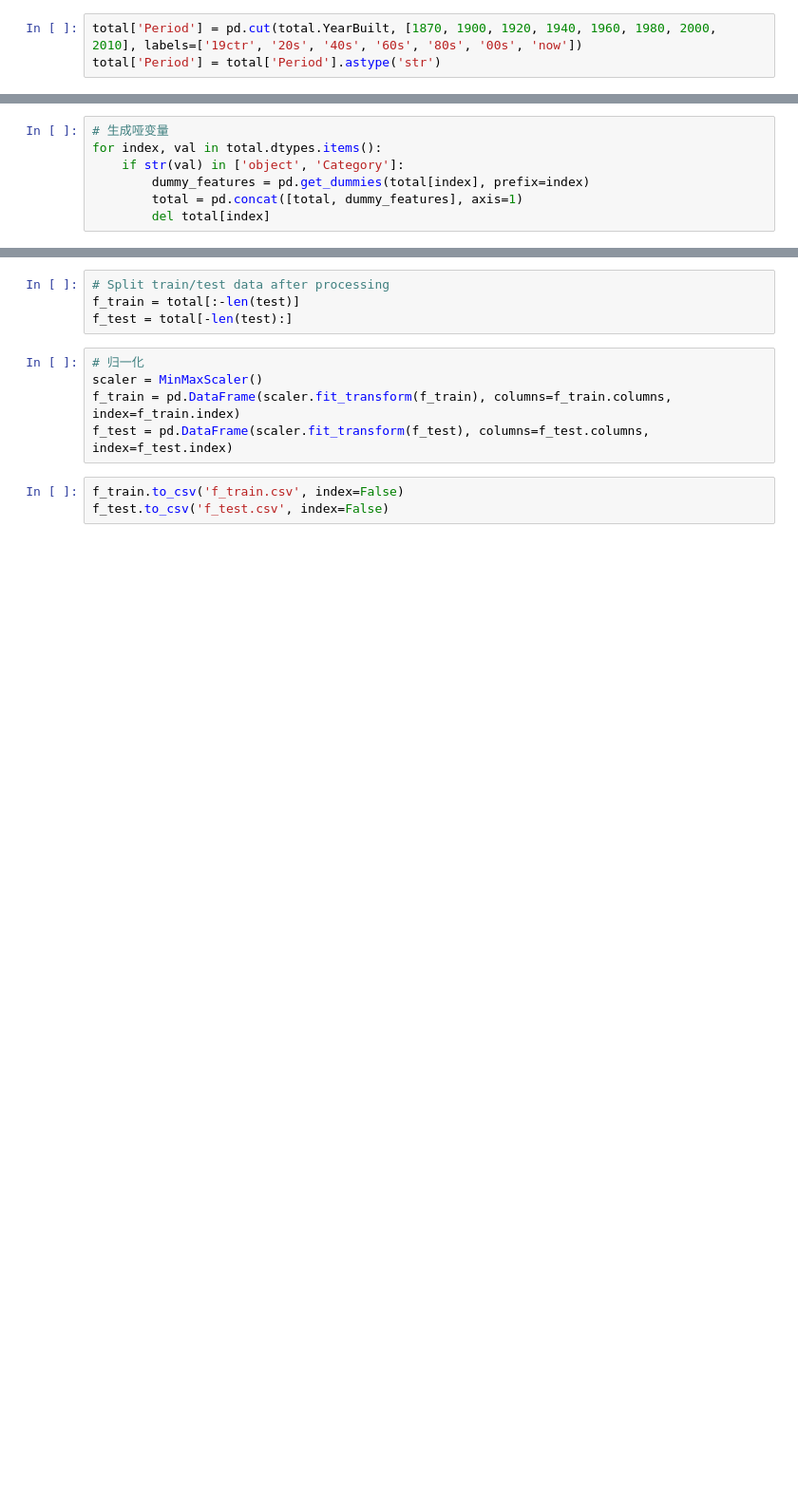
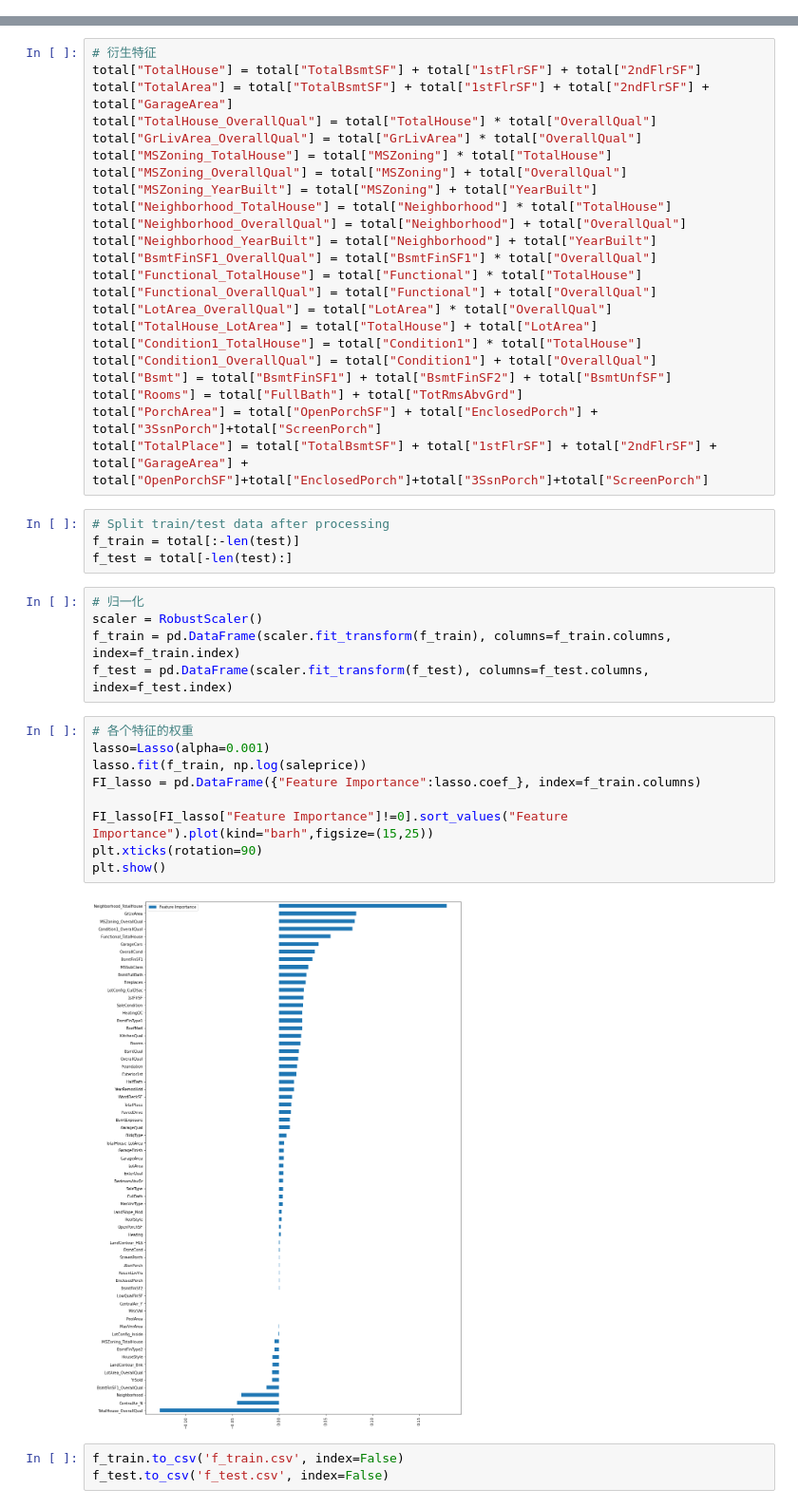
Before and after one commit to chnhgn/Machine-Learning, a Jupyter notebook: code/kaggle/houseprice/houseprice.ipynb, the cells around one changed output, grey strips where cells are left out. Shown: that part at 95% size. Drawn from its saved outputs; the diff is of its cells as text; blank space fills up the shorter version.

Commit message:
Use model stacking for house price issue

```diff
--- a/code/kaggle/houseprice/houseprice.ipynb
+++ b/code/kaggle/houseprice/houseprice.ipynb
@@ -111,9 +125,6 @@ total['HouseAge'] = total.apply(lambda x:2019 - x['YearBuilt'], axis=1)
 total['RecentLivYrs'] = total.apply(lambda x:2019 - x['YrSold'], axis=1)
 # %%
 total['RebuiltAge'] = total.apply(lambda x:x['YearRemodAdd'] - x['YearBuilt'], axis=1)
-# %%
-total['Period'] = pd.cut(total.YearBuilt, [1870, 1900, 1920, 1940, 1960, 1980, 2000, 2010], labels=['19ctr', '20s', '40s', '60s', '80s', '00s', 'now'])
-total['Period'] = total['Period'].astype('str')
 # %%
 total['GarageYrBlt'] = total['GarageYrBlt'].astype('str')
 total['GarageYrBlt'] = total.apply(lambda x: x['YearBuilt'] if x['GarageYrBlt'] == 'nan' else x['GarageYrBlt'], axis=1)
@@ -281,10 +253,3 @@ for index, val in null_cols.items():
     if val:
         num = total[index].isnull().sum()
         print(index, '/',num, '/',num/total[index].shape[0])
-# %%
-# 生成哑变量
-for index, val in total.dtypes.items():
-    if str(val) in ['object', 'Category']:
-        dummy_features = pd.get_dummies(total[index], prefix=index)
-        total = pd.concat([total, dummy_features], axis=1)
-        del total[index]
@@ -291,12 +371,46 @@ for index, val in total.dtypes.items():
+# %%
+# 衍生特征
+total["TotalHouse"] = total["TotalBsmtSF"] + total["1stFlrSF"] + total["2ndFlrSF"]
+total["TotalArea"] = total["TotalBsmtSF"] + total["1stFlrSF"] + total["2ndFlrSF"] + total["GarageArea"]
+total["TotalHouse_OverallQual"] = total["TotalHouse"] * total["OverallQual"]
+total["GrLivArea_OverallQual"] = total["GrLivArea"] * total["OverallQual"]
+total["MSZoning_TotalHouse"] = total["MSZoning"] * total["TotalHouse"]
+total["MSZoning_OverallQual"] = total["MSZoning"] + total["OverallQual"]
+total["MSZoning_YearBuilt"] = total["MSZoning"] + total["YearBuilt"]
+total["Neighborhood_TotalHouse"] = total["Neighborhood"] * total["TotalHouse"]
+total["Neighborhood_OverallQual"] = total["Neighborhood"] + total["OverallQual"]
+total["Neighborhood_YearBuilt"] = total["Neighborhood"] + total["YearBuilt"]
+total["BsmtFinSF1_OverallQual"] = total["BsmtFinSF1"] * total["OverallQual"]
+total["Functional_TotalHouse"] = total["Functional"] * total["TotalHouse"]
+total["Functional_OverallQual"] = total["Functional"] + total["OverallQual"]
+total["LotArea_OverallQual"] = total["LotArea"] * total["OverallQual"]
+total["TotalHouse_LotArea"] = total["TotalHouse"] + total["LotArea"]
+total["Condition1_TotalHouse"] = total["Condition1"] * total["TotalHouse"]
+total["Condition1_OverallQual"] = total["Condition1"] + total["OverallQual"]
+total["Bsmt"] = total["BsmtFinSF1"] + total["BsmtFinSF2"] + total["BsmtUnfSF"]
+total["Rooms"] = total["FullBath"] + total["TotRmsAbvGrd"]
+total["PorchArea"] = total["OpenPorchSF"] + total["EnclosedPorch"] + total["3SsnPorch"]+total["ScreenPorch"]
+total["TotalPlace"] = total["TotalBsmtSF"] + total["1stFlrSF"] + total["2ndFlrSF"] + total["GarageArea"] + total["OpenPorchSF"]+total["EnclosedPorch"]+total["3SsnPorch"]+total["ScreenPorch"]
 # %%
 # Split train/test data after processing
 f_train = total[:-len(test)]
 f_test = total[-len(test):]
 # %%
 # 归一化
-scaler = MinMaxScaler()
+scaler = RobustScaler()
 f_train = pd.DataFrame(scaler.fit_transform(f_train), columns=f_train.columns, index=f_train.index)
 f_test = pd.DataFrame(scaler.fit_transform(f_test), columns=f_test.columns, index=f_test.index)
+# %%
+# 各个特征的权重
+lasso=Lasso(alpha=0.001)
+lasso.fit(f_train, np.log(saleprice))
+FI_lasso = pd.DataFrame({"Feature Importance":lasso.coef_}, index=f_train.columns)
+
+FI_lasso[FI_lasso["Feature Importance"]!=0].sort_values("Feature Importance").plot(kind="barh",figsize=(15,25))
+plt.xticks(rotation=90)
+plt.show()
+# %% [output]
+[figure, added]
 # %%
 f_train.to_csv('f_train.csv', index=False)
 f_test.to_csv('f_test.csv', index=False)
```
Also changed, not shown: parts of 25 cells of this notebook.
